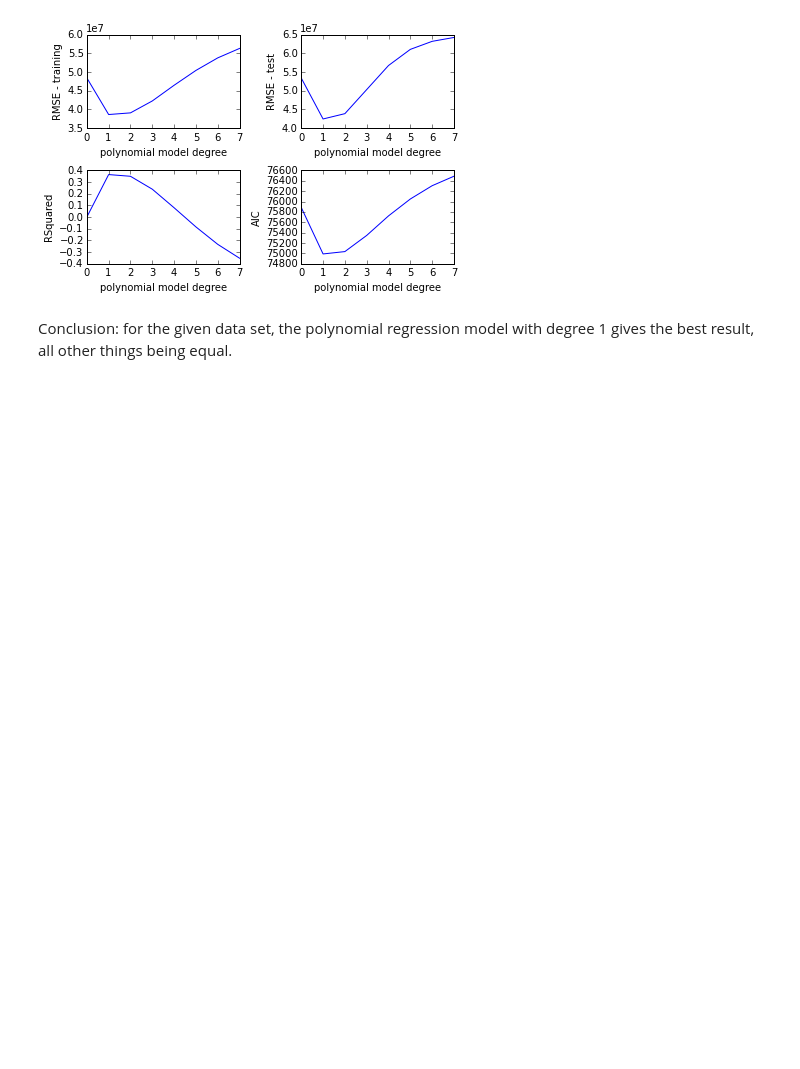
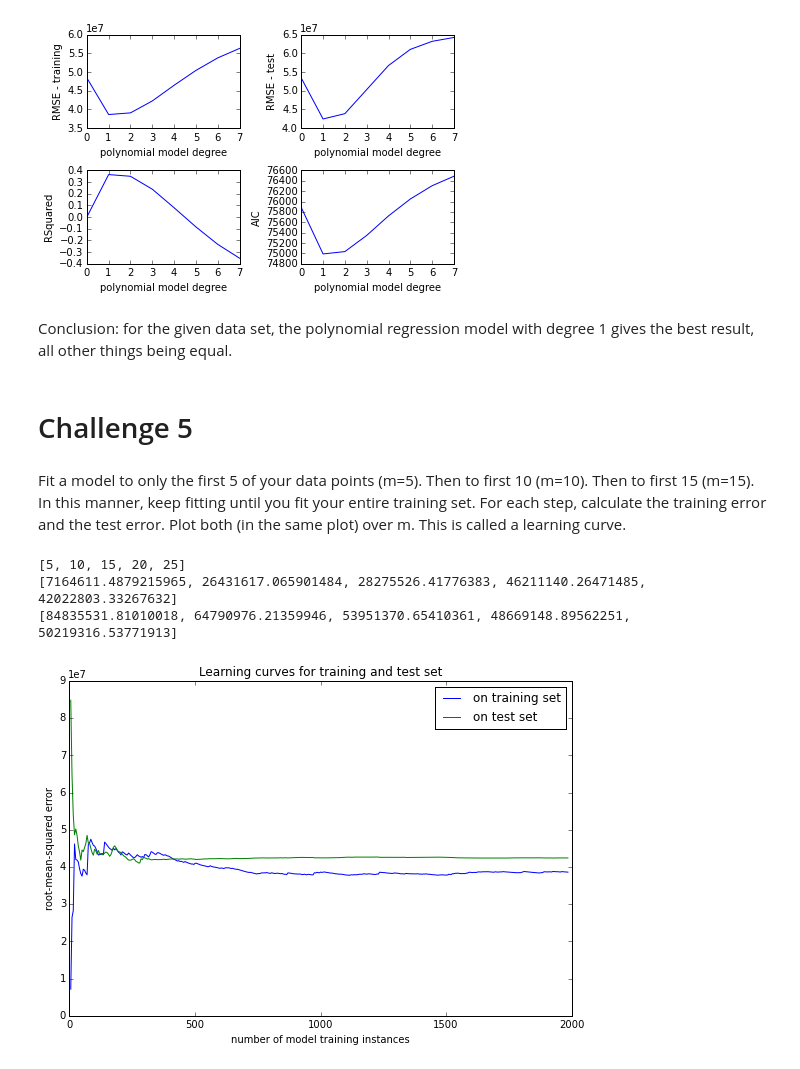
Before and after one commit to fdurant/linres_challenges, a Jupyter notebook: linear_regression_challenges_2.ipynb, the cells around one changed output. Drawn from its saved outputs; the diff is of its cells as text; code cells hidden in the pictures; blank space fills up the shorter version.

Commit message:
Did challenge 5 of the 2nd linear regression challenge series

```diff
--- a/linear_regression_challenges_2.ipynb
+++ b/linear_regression_challenges_2.ipynb
@@ -535,3 +536,58 @@ Akaike information criterion [75885.881025119059, 74989.9000695508, 75035.216165
 [figure]
 # %% [markdown]
 Conclusion: for the given data set, the polynomial regression model with degree 1 gives the best result, all other things being equal.
+# %% [markdown]
+# Challenge 5
+# %% [markdown]
+Fit a model to only the first 5 of your data points (m=5). Then to first 10 (m=10). Then to first 15 (m=15). In this manner, keep fitting until you fit your entire training set. For each step, calculate the training error and the test error. Plot both (in the same plot) over m. This is called a learning curve.
+# %%
+trainingDF5 = trainingDF
+testDF5 = testDF
+
+mValues = []
+trainingRMSEs = []
+testRMSEs = []
+
+learningStep = 5
+
+m = learningStep
+while m <= len(trainingDF5):
+    mValues.append(m)
+
+    # Build model
+    X = trainingDF4[['ProductionBudget','Ones']][0:m]
+    Y = trainingDF4['DomesticTotalGross'][0:m]
+    model = sm.OLS(Y,X).fit()
+
+    trainingX = X
+    observedTrainingY = trainingDF4['DomesticTotalGross'][0:m]
+    predictedTrainingY = model.predict(trainingX)
+
+    testX = testDF4[['ProductionBudget','Ones']][0:m]
+    observedTestY = testDF4['DomesticTotalGross'][0:m]
+    predictedTestY = model.predict(testX)
+
+    # Evaluate model
+    trainingRMSEs.append(math.sqrt(mean_squared_error(observedTrainingY,predictedTrainingY)))
+    testRMSEs.append(math.sqrt(mean_squared_error(observedTestY,predictedTestY)))
+
+    m = m + learningStep
+
+# Plot learning curve
+print mValues[0:5]
+print trainingRMSEs[0:5]
+print testRMSEs[0:5]
+
+fig = plt.figure(1, figsize=(9,6))
+plt.title('Learning curves for training and test set')
+plt.plot(mValues, trainingRMSEs, label='on training set')
+plt.plot(mValues, testRMSEs, label='on test set')
+plt.xlabel('number of model training instances')
+plt.ylabel('root-mean-squared error')
+plt.legend()
+plt.show()
+# %% [output]
+[5, 10, 15, 20, 25]
+[7164611.4879215965, 26431617.065901484, 28275526.41776383, 46211140.26471485, 42022803.33267632]
+[84835531.81010018, 64790976.21359946, 53951370.65410361, 48669148.89562251, 50219316.53771913]
+[figure, added]
```
Also changed, not shown: parts of 2 cells of this notebook.
